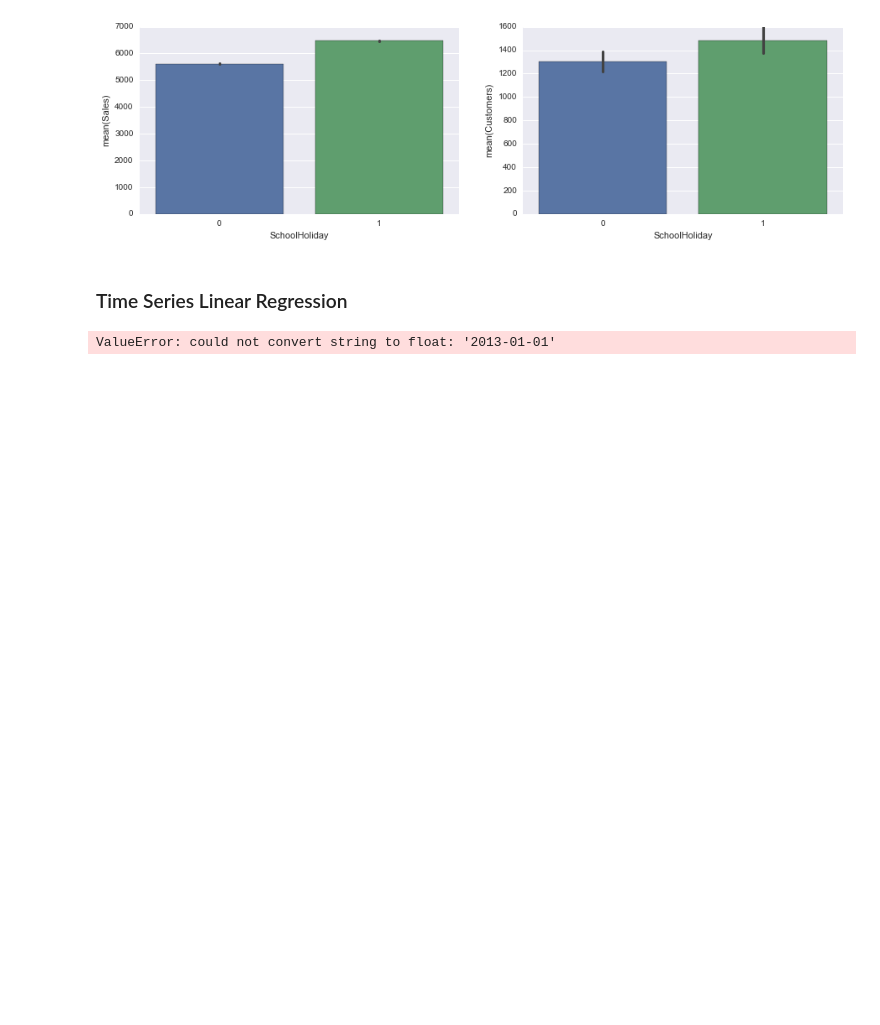
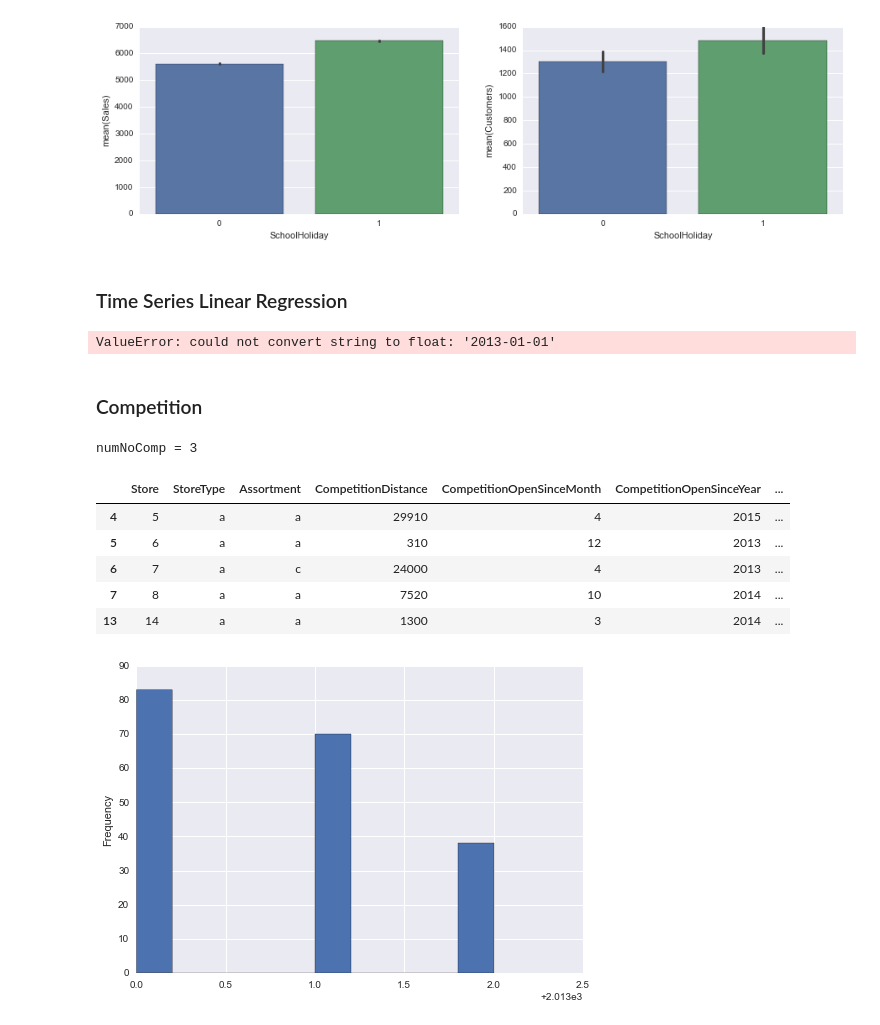
Before and after one commit to movingname/data-science-examples, a Jupyter notebook: rossmann-store-sales/Explore.ipynb, the cells around one changed output. Drawn from its saved outputs; the diff is of its cells as text; code cells hidden in the pictures; blank space fills up the shorter version.

```diff
--- a/rossmann-store-sales/Explore.ipynb
+++ b/rossmann-store-sales/Explore.ipynb
@@ -379,3 +398,34 @@ for i in test_dic:
 # Build a regression
 # %% [output]
 ValueError: could not convert string to float: '2013-01-01'
+# %% [markdown]
+### Competition
+# %%
+# How many stores have a competitor nearby?
+# Only 3. So I guess these are missing values, rather than no competitor
+numNoComp = len(store_df.loc[np.isnan(store_df['CompetitionDistance'])].index)
+print("numNoComp = " + str(numNoComp))
+
+# fill NaN values
+store_df["CompetitionDistance"].fillna(store_df["CompetitionDistance"].median())
+
+# Plot CompetitionDistance Vs Sales
+# store_df.sort_values(by = 'CompetitionDistance') \
+#                    .plot(kind='bar', y = 'CompetitionDistance', figsize=(15,4))
+
+store_df.sort_values(by = 'CompetitionDistance')['CompetitionDistance'].describe()
+
+# In which years did the competitors open?
+# So roughly 200 stores are opened after 2013.
+store_df.loc[store_df["CompetitionOpenSinceYear"] >= 2013]["CompetitionOpenSinceYear"].plot(kind='hist')
+
+display(store_df.loc[store_df["CompetitionOpenSinceYear"] >= 2013].head())
+# %% [output]
+numNoComp = 3
+|  | Store | StoreType | Assortment | CompetitionDistance | CompetitionOpenSinceMonth | CompetitionOpenSinceYear | ... |
+| 4 | 5 | a | a | 29910 | 4 | 2015 | ... |
+| 5 | 6 | a | a | 310 | 12 | 2013 | ... |
+| 6 | 7 | a | c | 24000 | 4 | 2013 | ... |
+| 7 | 8 | a | a | 7520 | 10 | 2014 | ... |
+| 13 | 14 | a | a | 1300 | 3 | 2014 | ... |
+[figure, added]
```
Also changed, not shown: parts of 8 cells of this notebook, 2 other files.
